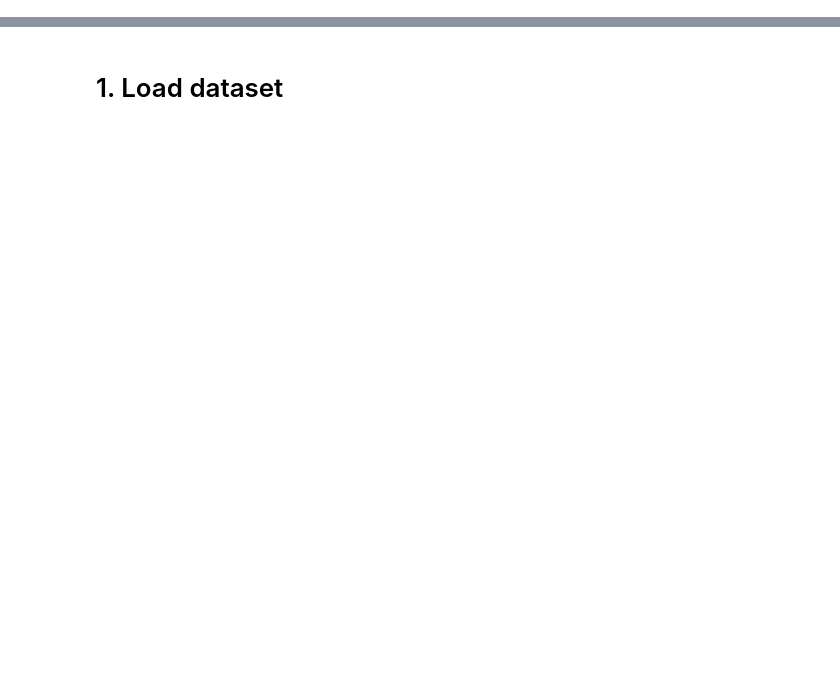
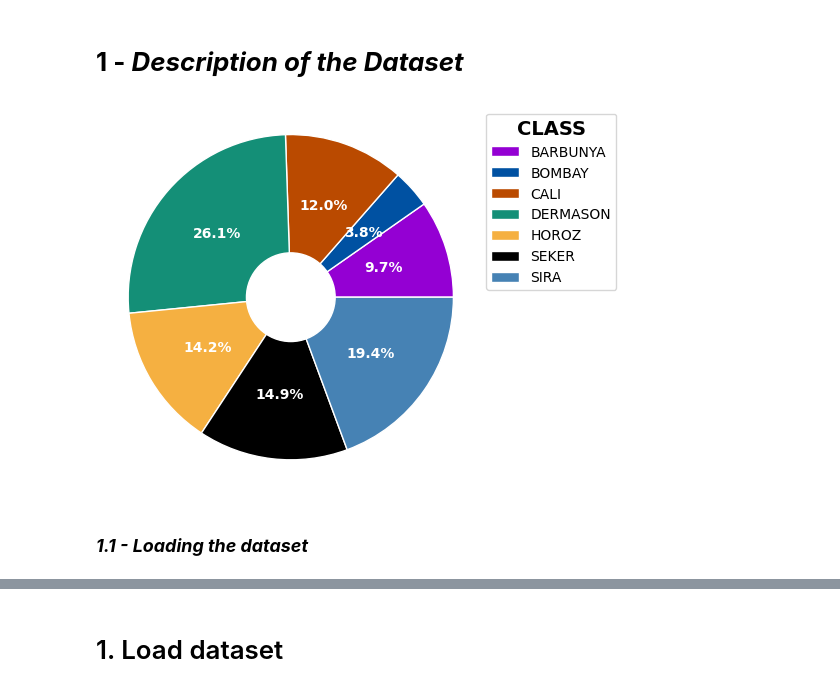
Before and after one commit to Karl-Liu-ch/Introduction-to-Machine-Learnning-and-Data-Mining, a Jupyter notebook: Project1.ipynb, the cells around one changed output, grey strips where cells are left out. Drawn from its saved outputs; the diff is of its cells as text; code cells hidden in the pictures; blank space fills up the shorter version.

Commit message:
Description

```diff
--- a/Project1.ipynb
+++ b/Project1.ipynb
@@ -0,0 +1,23 @@
+# %% [markdown]
+# **1 - *Description of the Dataset***
+# %%
+import pandas as pd
+import numpy as np
+from sklearn.preprocessing import LabelEncoder
+from sklearn.model_selection import train_test_split
+from sklearn.preprocessing import StandardScaler
+from sklearn.metrics import confusion_matrix
+import matplotlib.pyplot as plt
+import seaborn as sb
+from scipy import stats
+from scipy.stats import pearsonr
+from utils.Plots import Donutplot
+# import dataframe_image as dfi
+
+color = {"granate":"#BA4A00",
+         "amarillo":"#F5B041",
+         "verde":"#148F77",
+         "blue":"#0051A2",
+         "red": "#DD1717"}
+# %% [output]
+[figure, added]
@@ -0,0 +98,2 @@
+# %% [markdown]
+### ***1.1 - Loading the dataset***
```
Also changed, not shown: parts of 15 cells of this notebook, 5 other files.
